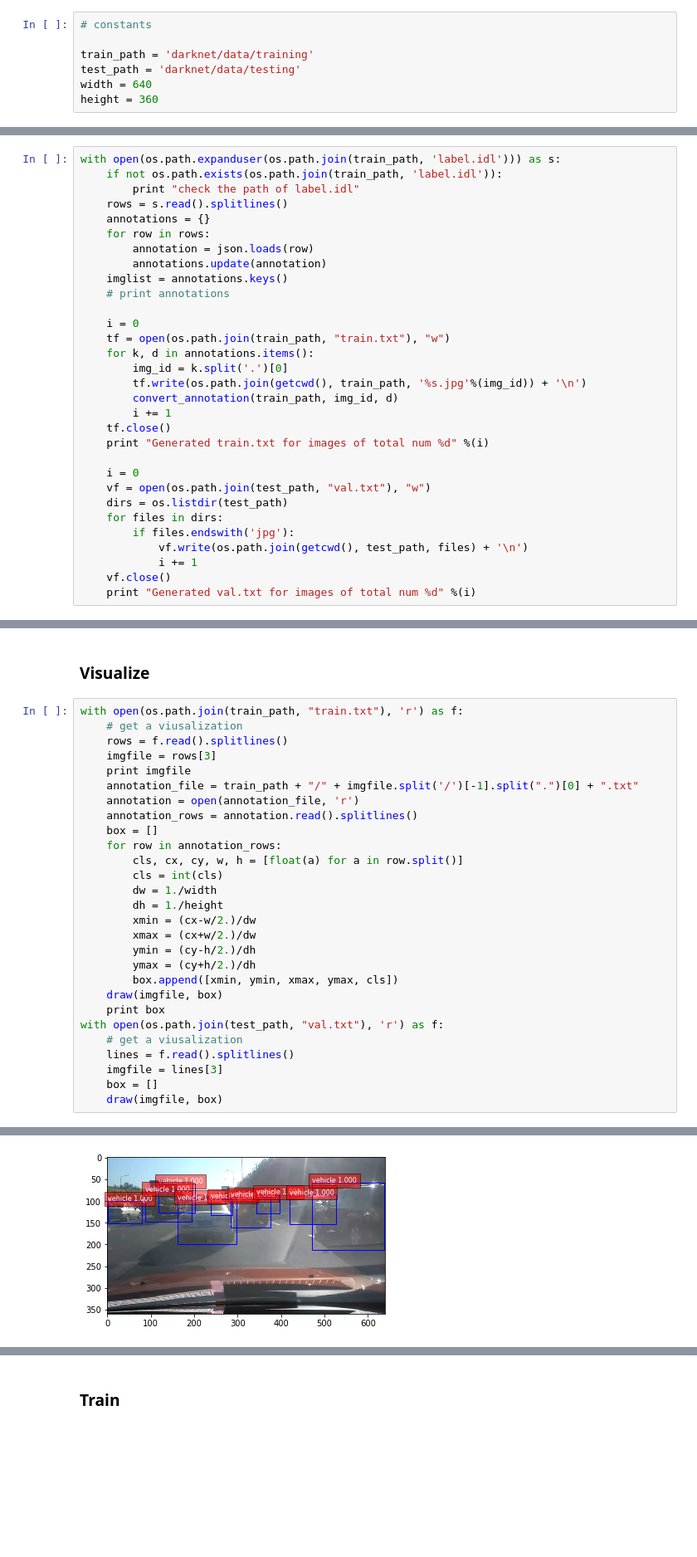
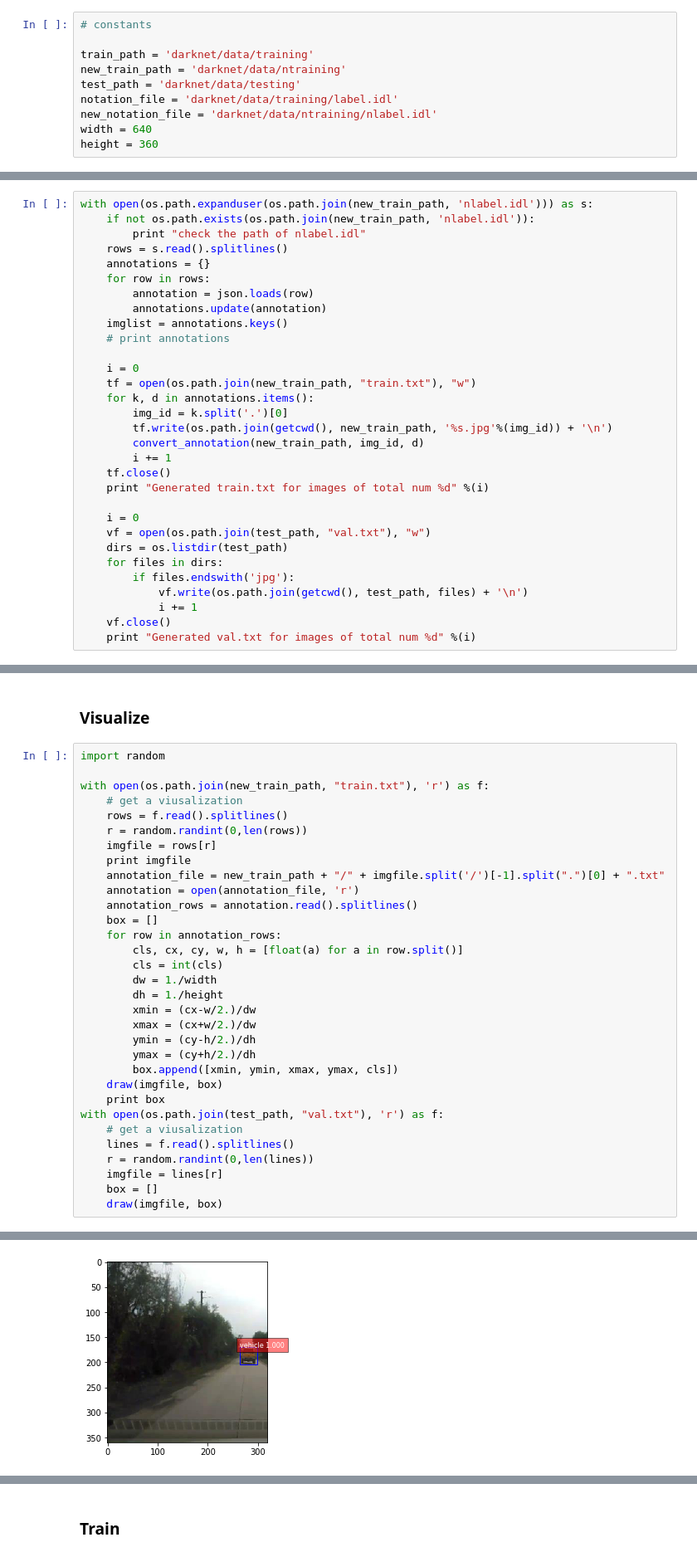
Before and after one commit to babyformula/object_detection, a Jupyter notebook: Object_Detection_for_Self_Driving.ipynb, the cells around one changed output, grey strips where cells are left out. Shown at 83% size. Cells and saved outputs as stored; diff of their text form; blank space fills up the shorter version.

```diff
--- a/Object_Detection_for_Self_Driving.ipynb
+++ b/Object_Detection_for_Self_Driving.ipynb
@@ -12,7 +12,10 @@ from os import listdir, getcwd
 # constants
 
 train_path = 'darknet/data/training'
+new_train_path = 'darknet/data/ntraining'
 test_path = 'darknet/data/testing'
+notation_file = 'darknet/data/training/label.idl'
+new_notation_file = 'darknet/data/ntraining/nlabel.idl'
 width = 640
 height = 360
 # %% [markdown]
@@ -51,9 +84,9 @@ def draw(img_file, boxes):
 # %% [markdown]
 ### Convert
 # %%
-with open(os.path.expanduser(os.path.join(train_path, 'label.idl'))) as s:
-    if not os.path.exists(os.path.join(train_path, 'label.idl')):
-        print "check the path of label.idl"
+with open(os.path.expanduser(os.path.join(new_train_path, 'nlabel.idl'))) as s:
+    if not os.path.exists(os.path.join(new_train_path, 'nlabel.idl')):
+        print "check the path of nlabel.idl"
     rows = s.read().splitlines()
     annotations = {}
     for row in rows:
@@ -63,11 +96,11 @@ with open(os.path.expanduser(os.path.join(train_path, 'label.idl'))) as s:
     # print annotations
 
     i = 0
-    tf = open(os.path.join(train_path, "train.txt"), "w")
+    tf = open(os.path.join(new_train_path, "train.txt"), "w")
     for k, d in annotations.items():
         img_id = k.split('.')[0]
-        tf.write(os.path.join(getcwd(), train_path, '%s.jpg'%(img_id)) + '\n')
-        convert_annotation(train_path, img_id, d)
+        tf.write(os.path.join(getcwd(), new_train_path, '%s.jpg'%(img_id)) + '\n')
+        convert_annotation(new_train_path, img_id, d)
         i += 1
     tf.close()
     print "Generated train.txt for images of total num %d" %(i)
@@ -87,12 +120,15 @@ Generated val.txt for images of total num 2000
 # %% [markdown]
 ### Visualize
 # %%
-with open(os.path.join(train_path, "train.txt"), 'r') as f:
+import random
+
+with open(os.path.join(new_train_path, "train.txt"), 'r') as f:
     # get a viusalization
     rows = f.read().splitlines()
-    imgfile = rows[3]
+    r = random.randint(0,len(rows))
+    imgfile = rows[r]
     print imgfile
-    annotation_file = train_path + "/" + imgfile.split('/')[-1].split(".")[0] + ".txt"
+    annotation_file = new_train_path + "/" + imgfile.split('/')[-1].split(".")[0] + ".txt"
     annotation = open(annotation_file, 'r')
     annotation_rows = annotation.read().splitlines()
     box = []
@@ -111,7 +147,8 @@ with open(os.path.join(train_path, "train.txt"), 'r') as f:
 with open(os.path.join(test_path, "val.txt"), 'r') as f:
     # get a viusalization
     lines = f.read().splitlines()
-    imgfile = lines[3]
+    r = random.randint(0,len(lines))
+    imgfile = lines[r]
     box = []
     draw(imgfile, box)
 # %% [output]
@@ -119 +156 @@ with open(os.path.join(test_path, "val.txt"), 'r') as f:
-[figure, old version]
+[figure, new version]
```
Also changed, not shown: parts of 8 cells of this notebook, 1 other file.
